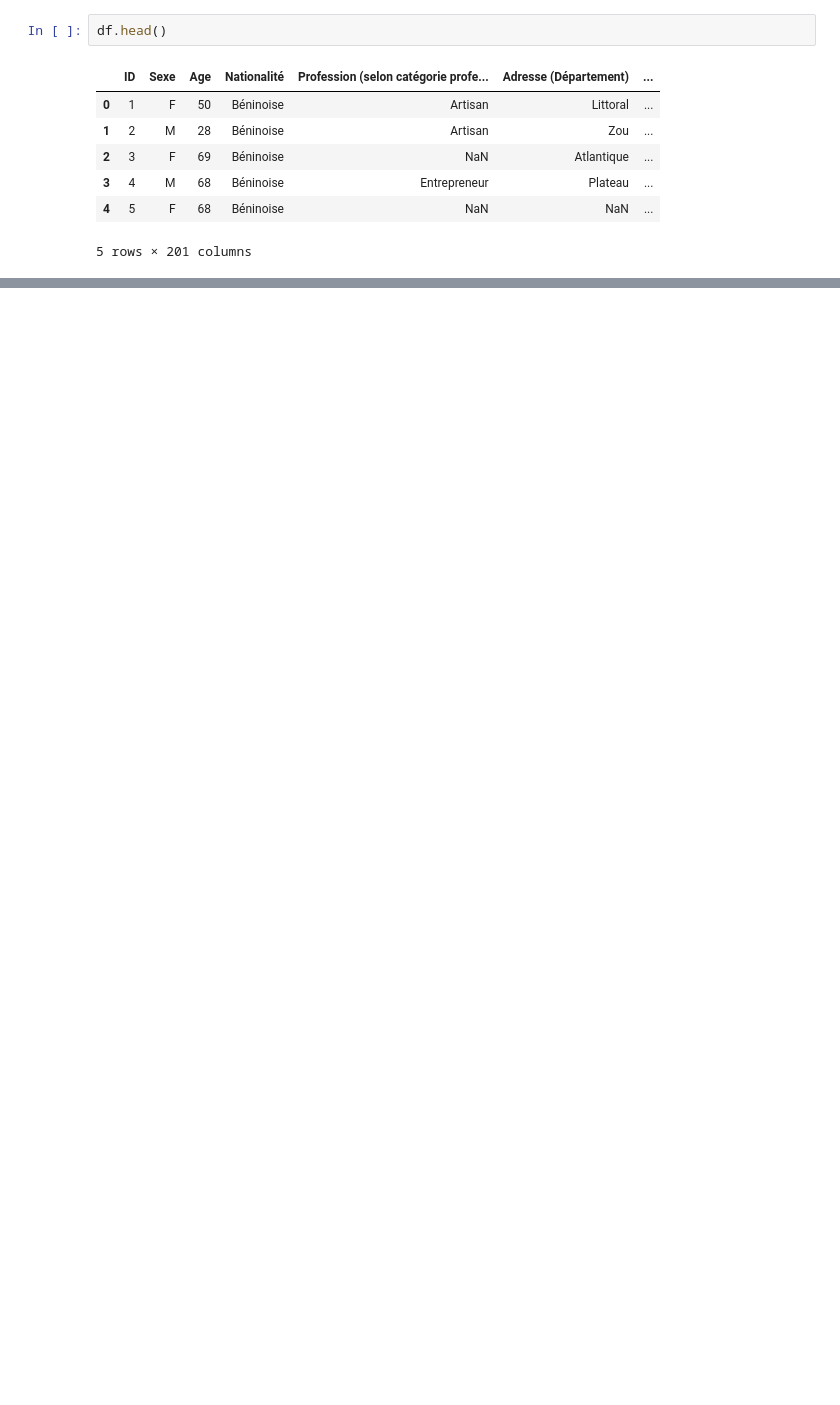
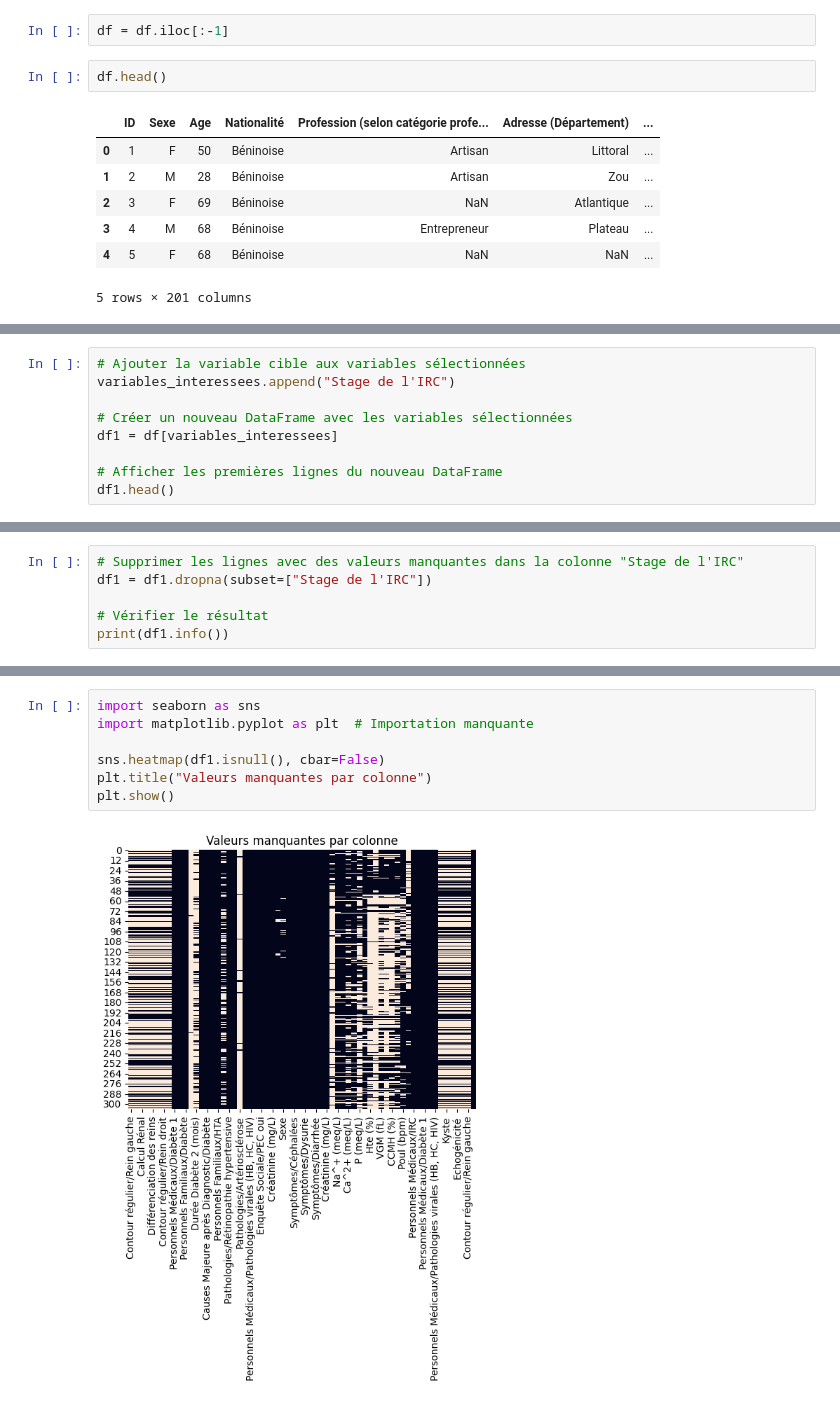
Before and after one commit to sarkisayeto/Hackathon_IFRI_IA_G_8, a Jupyter notebook: notebooks/exploration.ipynb, the cells around one changed output, grey strips where cells are left out. Saved outputs shown, nothing was run; the diff lists cells and outputs as text; blank space fills up the shorter version.

```diff
--- a/notebooks/exploration.ipynb
+++ b/notebooks/exploration.ipynb
@@ -14,5 +24,7 @@ data = pd.read_csv("D:/Hackathon_IFRI_IA_G_8/data/raw/Dataset_brute.csv")
 # %%
 df = data.copy()
+# %%
+df = df.iloc[:-1]
 # %%
 df.head()
 # %% [output]
@@ -59,0 +156,9 @@ Si vous souhaitez une analyse ou une visualisation spécifique, faites-le-moi sa
+# %%
+# Ajouter la variable cible aux variables sélectionnées
+variables_interessees.append("Stage de l'IRC")
+
+# Créer un nouveau DataFrame avec les variables sélectionnées
+df1 = df[variables_interessees]
+
+# Afficher les premières lignes du nouveau DataFrame
+df1.head()
@@ -59,0 +246,6 @@ Si vous souhaitez une analyse ou une visualisation spécifique, faites-le-moi sa
+# %%
+# Supprimer les lignes avec des valeurs manquantes dans la colonne "Stage de l'IRC"
+df1 = df1.dropna(subset=["Stage de l'IRC"])
+
+# Vérifier le résultat
+print(df1.info())
@@ -59,0 +376,9 @@ Si vous souhaitez une analyse ou une visualisation spécifique, faites-le-moi sa
+# %%
+import seaborn as sns
+import matplotlib.pyplot as plt  # Importation manquante
+
+sns.heatmap(df1.isnull(), cbar=False)
+plt.title("Valeurs manquantes par colonne")
+plt.show()
+# %% [output]
+[figure, added]
```
Also changed, not shown: parts of 81 cells of this notebook, 29 other files.
